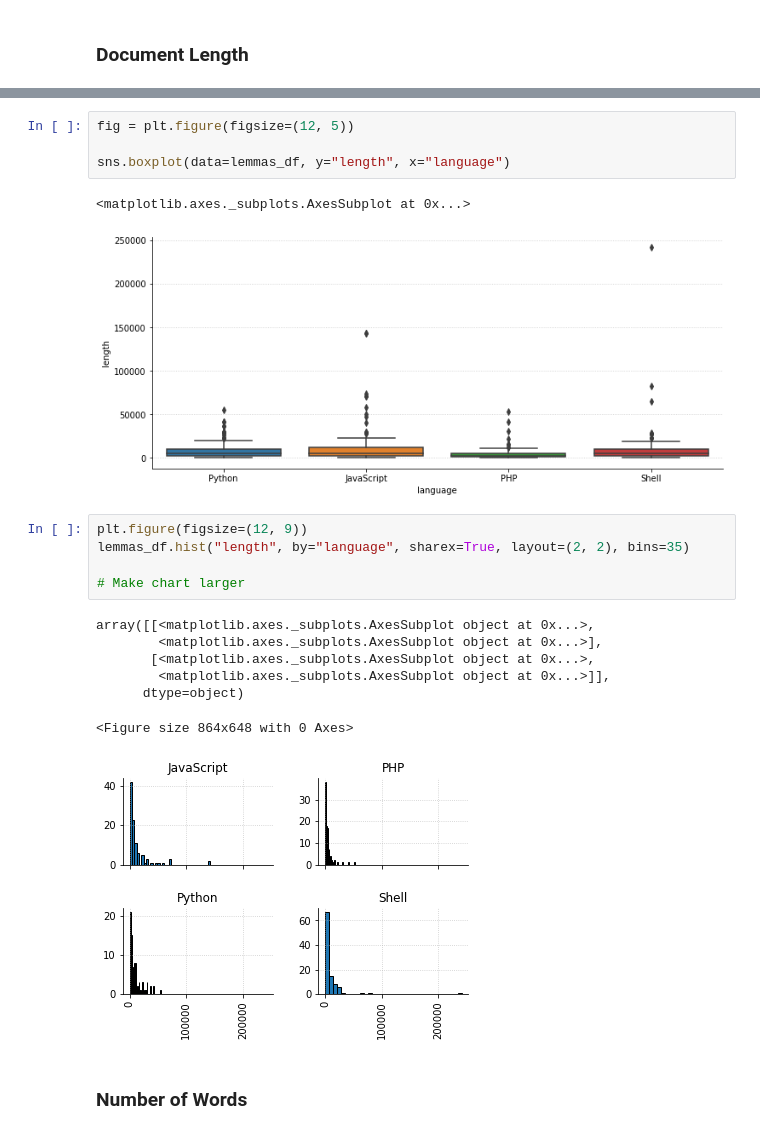
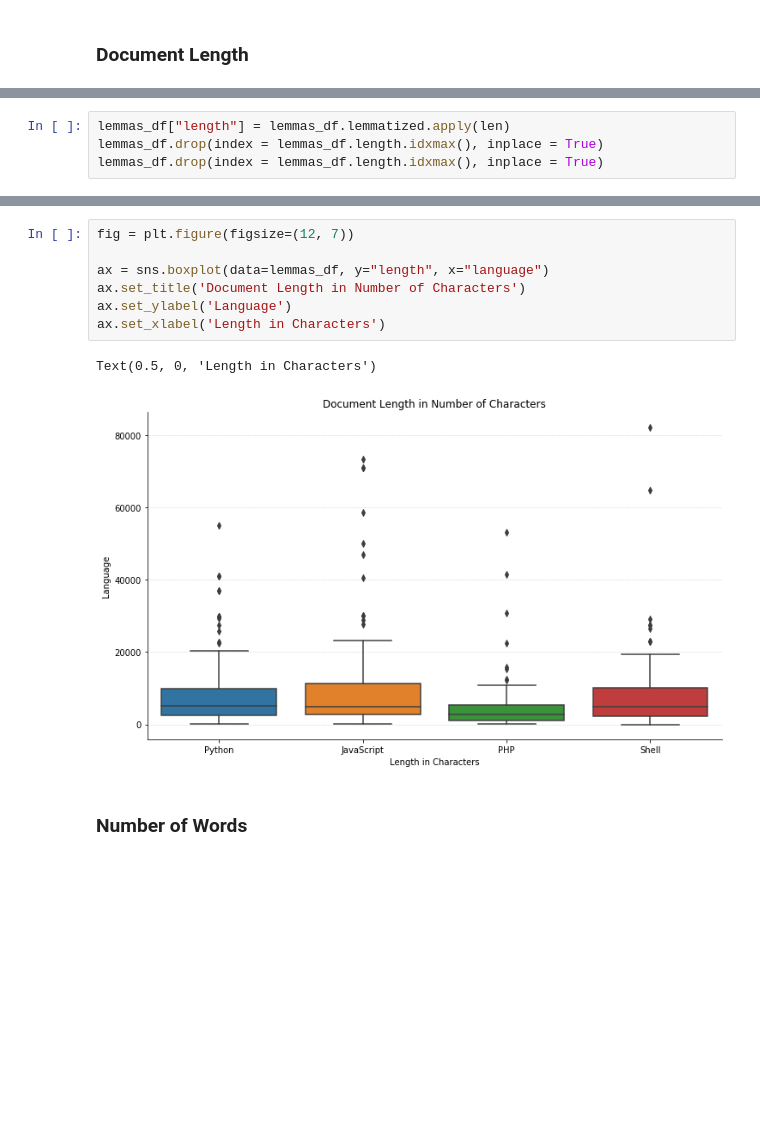
Before and after one commit to cera-amici/github-readme-nlp, a Jupyter notebook: github_readme_nlp.ipynb, the cells around one changed output, grey strips where cells are left out. Saved outputs shown, nothing was run; the diff lists cells and outputs as text; blank space fills up the shorter version.

```diff
--- a/github_readme_nlp.ipynb
+++ b/github_readme_nlp.ipynb
@@ -291,3 +309,7 @@ lemmas_df["length"] = lemmas_df.lemmatized.apply(len)
+# %%
+lemmas_df["length"] = lemmas_df.lemmatized.apply(len)
+lemmas_df.drop(index = lemmas_df.length.idxmax(), inplace = True)
+lemmas_df.drop(index = lemmas_df.length.idxmax(), inplace = True)
 # %%
 lemmas_df.length.plot.hist().set_title('Document Length')
 # %% [output]
@@ -296,23 +328,13 @@ Text(0.5, 1.0, 'Document Length')
 # %%
-fig = plt.figure(figsize=(12, 5))
+fig = plt.figure(figsize=(12, 7))
 
-sns.boxplot(data=lemmas_df, y="length", x="language")
+ax = sns.boxplot(data=lemmas_df, y="length", x="language")
+ax.set_title('Document Length in Number of Characters')
+ax.set_ylabel('Language')
+ax.set_xlabel('Length in Characters')
 # %% [output]
-<matplotlib.axes._subplots.AxesSubplot at 0x...>
+Text(0.5, 0, 'Length in Characters')
-[figure, old version]
+[figure, new version]
-# %%
-plt.figure(figsize=(12, 9))
-lemmas_df.hist("length", by="language", sharex=True, layout=(2, 2), bins=35)
-
-# Make chart larger
-# %% [output]
-array([[<matplotlib.axes._subplots.AxesSubplot object at 0x...>,
-        <matplotlib.axes._subplots.AxesSubplot object at 0x...>],
-       [<matplotlib.axes._subplots.AxesSubplot object at 0x...>,
-        <matplotlib.axes._subplots.AxesSubplot object at 0x...>]],
-      dtype=object)
-<Figure size 864x648 with 0 Axes>
-[figure, removed]
 # %% [markdown]
 ### Number of Words
 # %%
```
Also changed, not shown: parts of 19 cells of this notebook.
